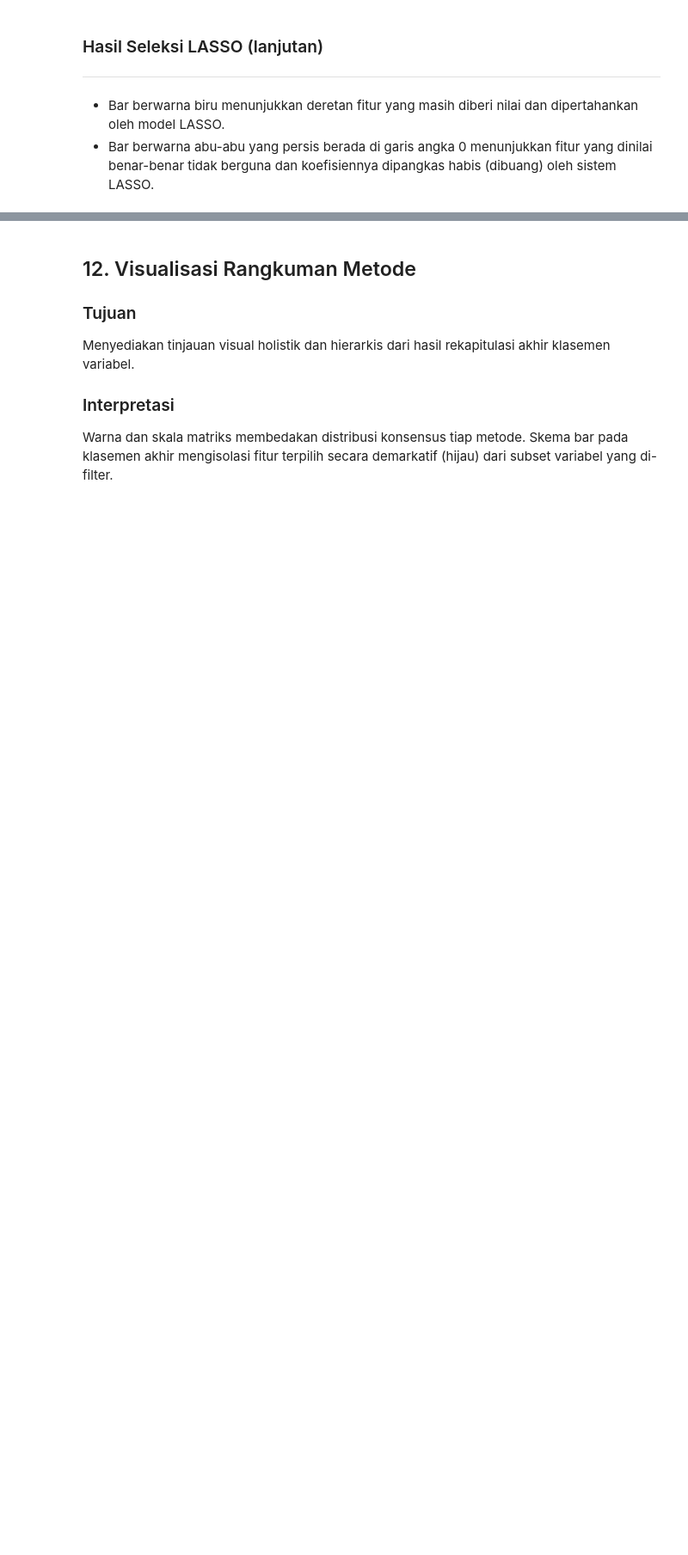
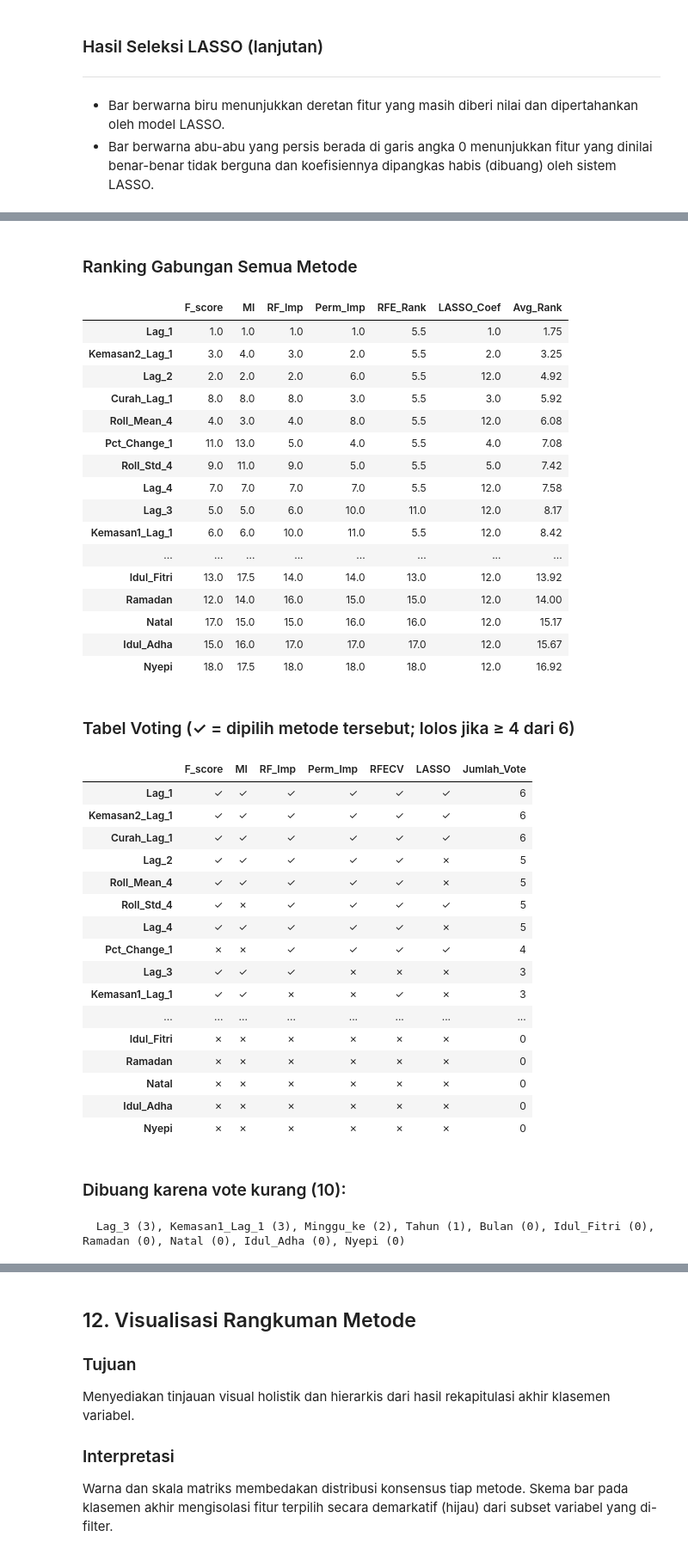
Before and after one commit to candragnawn/spike-oil-price-prediction, a Jupyter notebook: Tugas_Topik_7.ipynb, the cells around one changed output, grey strips where cells are left out. Shown at 86% size. Saved outputs shown, nothing was run; the diff lists cells and outputs as text; code cells hidden in the pictures; blank space fills up the shorter version.

```diff
--- a/Tugas_Topik_7.ipynb
+++ b/Tugas_Topik_7.ipynb
@@ -472,38 +639,101 @@ Membangun kesepakatan akhir rasional dengan menggabungkan peringkat dari seluruh
 # %%
-# Gabungkan skor dari semua metode
+# Gabungkan skor dari semua metode menjadi peringkat
 rank = pd.DataFrame({
     "F_score":    uni["F_score"],
     "MI":         uni["Mutual_Info"],
     "RF_Imp":     imp,
     "Perm_Imp":   perm_imp["Importance_Mean"],
     "RFE_Rank":   rfe_ranking,
     "LASSO_Coef": lasso_coef,
 }).rank(ascending=False)
 
 # Untuk RFE_Rank, ranking=1 sudah terbaik, jadi invert
 rank["RFE_Rank"] = rfe_ranking.rank(ascending=True)
 
 rank["Avg_Rank"] = rank.mean(axis=1)
 rank = rank.sort_values("Avg_Rank")
 
-# Filter redundansi
+# ---------- VOTING: fitur "dipilih" oleh tiap metode ----------
+K = max(3, len(X.columns) // 2)   # batas top-K untuk metode berbasis skor
+MIN_VOTE = 4                      # minimal 4 dari 6 metode (mayoritas)
+
+vote = pd.DataFrame(index=X.columns)
+for m in ["F_score", "MI", "RF_Imp", "Perm_Imp"]:
+    vote[m] = rank[m] <= K
+vote["RFECV"] = rfe_support
+vote["LASSO"] = lasso_coef > 0
+vote["Jumlah_Vote"] = vote.sum(axis=1)
+vote["Avg_Rank"] = rank["Avg_Rank"]
+vote = vote.sort_values(["Jumlah_Vote", "Avg_Rank"], ascending=[False, True])
+
+vote_tampil = vote.drop(columns="Avg_Rank").copy()
+for m in vote_tampil.columns[:-1]:
+    vote_tampil[m] = vote_tampil[m].map({True: "✓", False: "✗"})
+
+# Filter: harus lolos voting DAN tidak redundan (korelasi > 0.8)
+lolos_vote = [c for c in rank.index if vote.loc[c, "Jumlah_Vote"] >= MIN_VOTE]
 tersisa = []
-for c in rank.index:
+for c in lolos_vote:
     if all(fc.loc[c, t] <= 0.8 for t in tersisa):
         tersisa.append(c)
-redundant = [c for c in rank.index if c not in tersisa]
 
-K = max(3, len(X.columns) // 2)
-selected = tersisa[:K]
+selected  = tersisa
+redundant = [c for c in lolos_vote if c not in tersisa]
+low_vote  = [c for c in rank.index if c not in lolos_vote]
 
 display(Markdown("### Ranking Gabungan Semua Metode"))
 display(rank.round(2))
 
-display(Markdown(f"### Fitur redundan yang dibuang ({len(redundant)}):"))
+display(Markdown(f"### Tabel Voting (✓ = dipilih metode tersebut; lolos jika ≥ {MIN_VOTE} dari 6)"))
+display(vote_tampil)
+
+display(Markdown(f"### Dibuang karena vote kurang ({len(low_vote)}):"))
+print("  " + ", ".join(f"{f} ({vote.loc[f, 'Jumlah_Vote']})" for f in low_vote))
+
+display(Markdown(f"### Dibuang karena redundan ({len(redundant)}):"))
 for f in redundant:
     pasangan_terkait = [t for t in tersisa if fc.loc[f, t] > 0.8]
     print(f"  ✗ {f} — redundan dengan {pasangan_terkait}")
 
 display(Markdown(f"### ✅ Fitur Terpilih ({len(selected)}):"))
 for i, f in enumerate(selected, 1):
-    print(f"  {i}. {f} (avg rank: {rank.loc[f, 'Avg_Rank']:.1f})")
+    print(f"  {i}. {f} (vote: {vote.loc[f, 'Jumlah_Vote']}/6, avg rank: {rank.loc[f, 'Avg_Rank']:.1f})")
+# %% [output]
+### Ranking Gabungan Semua Metode
+|  | F_score | MI | RF_Imp | Perm_Imp | RFE_Rank | LASSO_Coef | Avg_Rank |
+| Lag_1 | 1.0 | 1.0 | 1.0 | 1.0 | 5.5 | 1.0 | 1.75 |
+| Kemasan2_Lag_1 | 3.0 | 4.0 | 3.0 | 2.0 | 5.5 | 2.0 | 3.25 |
+| Lag_2 | 2.0 | 2.0 | 2.0 | 6.0 | 5.5 | 12.0 | 4.92 |
+| Curah_Lag_1 | 8.0 | 8.0 | 8.0 | 3.0 | 5.5 | 3.0 | 5.92 |
+| Roll_Mean_4 | 4.0 | 3.0 | 4.0 | 8.0 | 5.5 | 12.0 | 6.08 |
+| Pct_Change_1 | 11.0 | 13.0 | 5.0 | 4.0 | 5.5 | 4.0 | 7.08 |
+| Roll_Std_4 | 9.0 | 11.0 | 9.0 | 5.0 | 5.5 | 5.0 | 7.42 |
+| Lag_4 | 7.0 | 7.0 | 7.0 | 7.0 | 5.5 | 12.0 | 7.58 |
+| Lag_3 | 5.0 | 5.0 | 6.0 | 10.0 | 11.0 | 12.0 | 8.17 |
+| Kemasan1_Lag_1 | 6.0 | 6.0 | 10.0 | 11.0 | 5.5 | 12.0 | 8.42 |
+| ... | ... | ... | ... | ... | ... | ... | ... |
+| Idul_Fitri | 13.0 | 17.5 | 14.0 | 14.0 | 13.0 | 12.0 | 13.92 |
+| Ramadan | 12.0 | 14.0 | 16.0 | 15.0 | 15.0 | 12.0 | 14.00 |
+| Natal | 17.0 | 15.0 | 15.0 | 16.0 | 16.0 | 12.0 | 15.17 |
+| Idul_Adha | 15.0 | 16.0 | 17.0 | 17.0 | 17.0 | 12.0 | 15.67 |
+| Nyepi | 18.0 | 17.5 | 18.0 | 18.0 | 18.0 | 12.0 | 16.92 |
+### Tabel Voting (✓ = dipilih metode tersebut; lolos jika ≥ 4 dari 6)
+|  | F_score | MI | RF_Imp | Perm_Imp | RFECV | LASSO | Jumlah_Vote |
+| Lag_1 | ✓ | ✓ | ✓ | ✓ | ✓ | ✓ | 6 |
+| Kemasan2_Lag_1 | ✓ | ✓ | ✓ | ✓ | ✓ | ✓ | 6 |
+| Curah_Lag_1 | ✓ | ✓ | ✓ | ✓ | ✓ | ✓ | 6 |
+| Lag_2 | ✓ | ✓ | ✓ | ✓ | ✓ | ✗ | 5 |
+| Roll_Mean_4 | ✓ | ✓ | ✓ | ✓ | ✓ | ✗ | 5 |
+| Roll_Std_4 | ✓ | ✗ | ✓ | ✓ | ✓ | ✓ | 5 |
+| Lag_4 | ✓ | ✓ | ✓ | ✓ | ✓ | ✗ | 5 |
+| Pct_Change_1 | ✗ | ✗ | ✓ | ✓ | ✓ | ✓ | 4 |
+| Lag_3 | ✓ | ✓ | ✓ | ✗ | ✗ | ✗ | 3 |
+| Kemasan1_Lag_1 | ✓ | ✓ | ✗ | ✗ | ✓ | ✗ | 3 |
+| ... | ... | ... | ... | ... | ... | ... | ... |
+| Idul_Fitri | ✗ | ✗ | ✗ | ✗ | ✗ | ✗ | 0 |
+| Ramadan | ✗ | ✗ | ✗ | ✗ | ✗ | ✗ | 0 |
+| Natal | ✗ | ✗ | ✗ | ✗ | ✗ | ✗ | 0 |
+| Idul_Adha | ✗ | ✗ | ✗ | ✗ | ✗ | ✗ | 0 |
+| Nyepi | ✗ | ✗ | ✗ | ✗ | ✗ | ✗ | 0 |
+### Dibuang karena vote kurang (10):
+  Lag_3 (3), Kemasan1_Lag_1 (3), Minggu_ke (2), Tahun (1), Bulan (0), Idul_Fitri (0), Ramadan (0), Natal (0), Idul_Adha (0), Nyepi (0)
```
Also changed, not shown: parts of 16 cells of this notebook, 2 other files.
